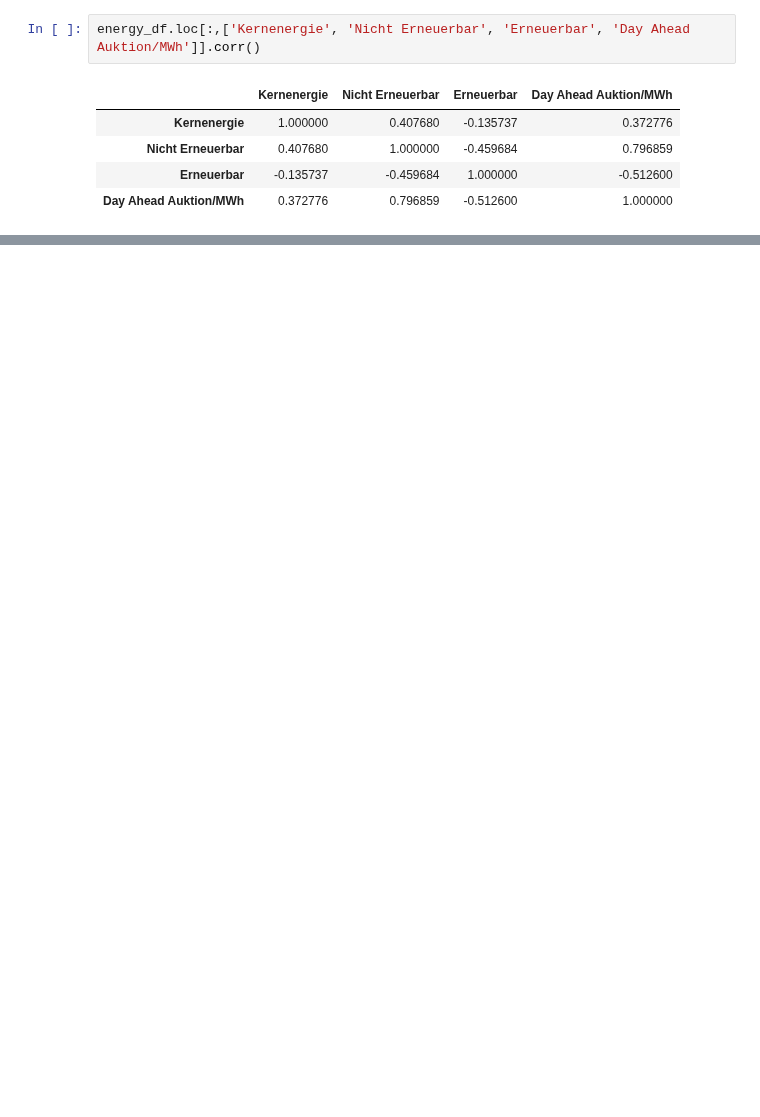
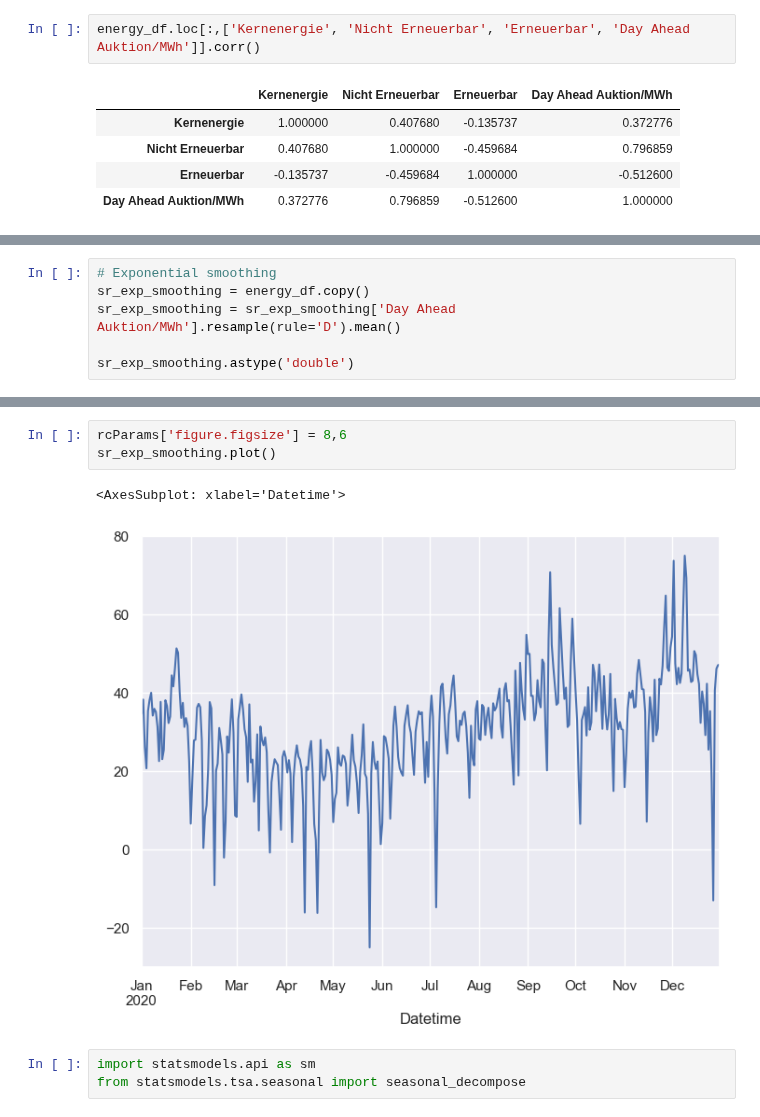
Before and after one commit to M-123-456/team-6-energy-costs, a Jupyter notebook: first_notebook.ipynb, the cells around one changed output, grey strips where cells are left out. Cells and saved outputs as stored; diff of their text form; blank space fills up the shorter version.

```diff
--- a/first_notebook.ipynb
+++ b/first_notebook.ipynb
@@ -154,0 +162,6 @@ energy_df_grp_weekday.describe().loc[:, 'Day Ahead Auktion/MWh']
+# %%
+# Exponential smoothing
+sr_exp_smoothing = energy_df.copy()
+sr_exp_smoothing = sr_exp_smoothing['Day Ahead Auktion/MWh'].resample(rule='D').mean()
+
+sr_exp_smoothing.astype('double')
@@ -154,0 +182,9 @@ energy_df_grp_weekday.describe().loc[:, 'Day Ahead Auktion/MWh']
+# %%
+rcParams['figure.figsize'] = 8,6
+sr_exp_smoothing.plot()
+# %% [output]
+<AxesSubplot: xlabel='Datetime'>
+[figure, added]
+# %%
+import statsmodels.api as sm
+from statsmodels.tsa.seasonal import seasonal_decompose
```
Also changed, not shown: parts of 25 cells of this notebook, 1 other file.
